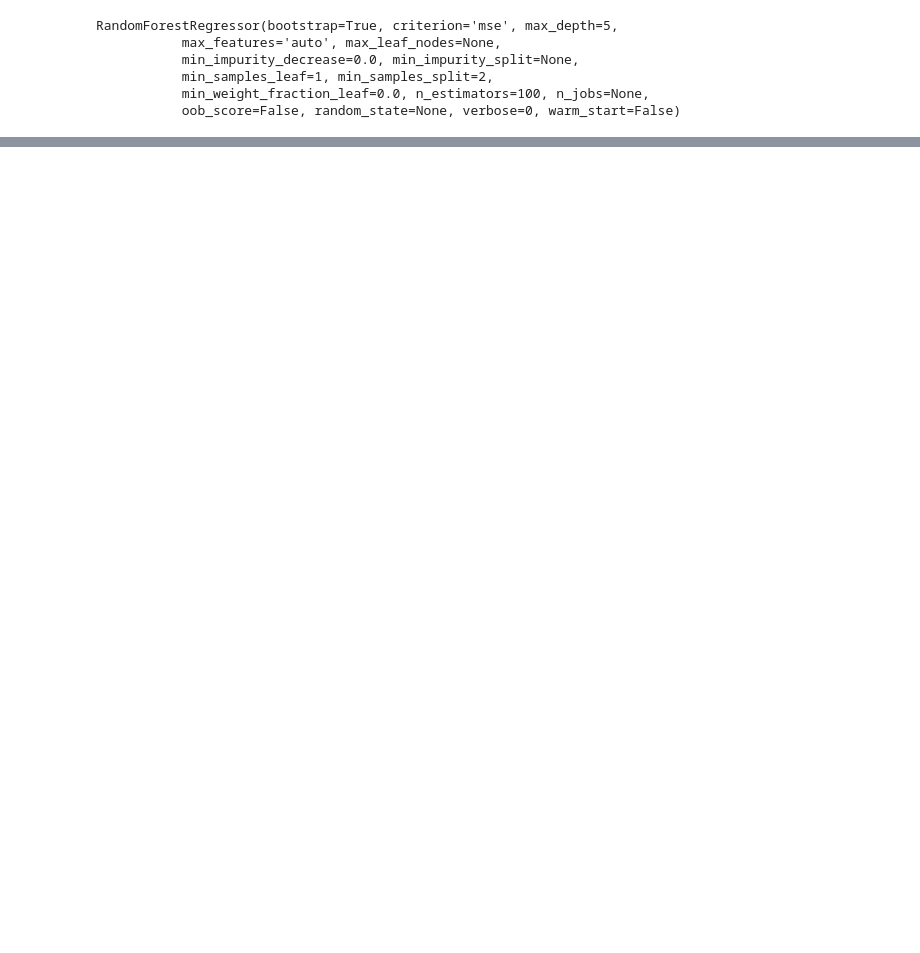
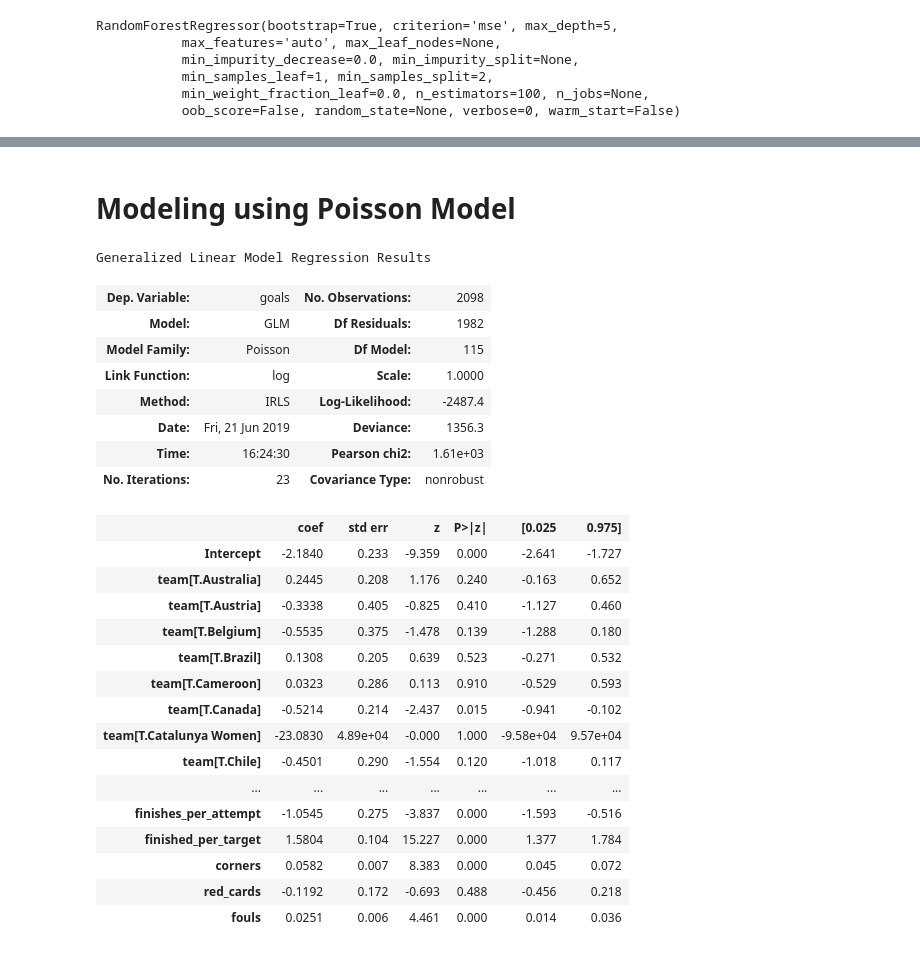
Before and after one commit to Jbrancazio/fwwc_predictor, a Jupyter notebook: FWWC_Predictor.ipynb, the cells around one changed output, grey strips where cells are left out. Cells and saved outputs as stored; diff of their text form; code cells hidden in the pictures; blank space fills up the shorter version.

```diff
--- a/FWWC_Predictor.ipynb
+++ b/FWWC_Predictor.ipynb
@@ -466,0 +531,37 @@ See the caveats in the documentation: http://pandas.pydata.org/pandas-docs/stabl
+# %% [markdown]
+# Modeling using Poisson Model
+# %%
+import statsmodels.api as sm
+import statsmodels.formula.api as smf
+
+poisson_model = smf.glm(formula="goals ~ team + opponent + home + possession + on_target_percent + \
+                        finishes_per_attempt + finished_per_target + corners + red_cards + fouls",
+                        data=data,
+                        family=sm.families.Poisson()).fit()
+poisson_model.summary()
+# %% [output]
+Generalized Linear Model Regression Results
+| Dep. Variable: | goals | No. Observations: | 2098 |
+| Model: | GLM | Df Residuals: | 1982 |
+| Model Family: | Poisson | Df Model: | 115 |
+| Link Function: | log | Scale: | 1.0000 |
+| Method: | IRLS | Log-Likelihood: | -2487.4 |
+| Date: | Fri, 21 Jun 2019 | Deviance: | 1356.3 |
+| Time: | 16:24:30 | Pearson chi2: | 1.61e+03 |
+| No. Iterations: | 23 | Covariance Type: | nonrobust |
+|  | coef | std err | z | P>|z| | [0.025 | 0.975] |
+| Intercept | -2.1840 | 0.233 | -9.359 | 0.000 | -2.641 | -1.727 |
+| team[T.Australia] | 0.2445 | 0.208 | 1.176 | 0.240 | -0.163 | 0.652 |
+| team[T.Austria] | -0.3338 | 0.405 | -0.825 | 0.410 | -1.127 | 0.460 |
+| team[T.Belgium] | -0.5535 | 0.375 | -1.478 | 0.139 | -1.288 | 0.180 |
+| team[T.Brazil] | 0.1308 | 0.205 | 0.639 | 0.523 | -0.271 | 0.532 |
+| team[T.Cameroon] | 0.0323 | 0.286 | 0.113 | 0.910 | -0.529 | 0.593 |
+| team[T.Canada] | -0.5214 | 0.214 | -2.437 | 0.015 | -0.941 | -0.102 |
+| team[T.Catalunya Women] | -23.0830 | 4.89e+04 | -0.000 | 1.000 | -9.58e+04 | 9.57e+04 |
+| team[T.Chile] | -0.4501 | 0.290 | -1.554 | 0.120 | -1.018 | 0.117 |
+| ... | ... | ... | ... | ... | ... | ... |
+| finishes_per_attempt | -1.0545 | 0.275 | -3.837 | 0.000 | -1.593 | -0.516 |
+| finished_per_target | 1.5804 | 0.104 | 15.227 | 0.000 | 1.377 | 1.784 |
+| corners | 0.0582 | 0.007 | 8.383 | 0.000 | 0.045 | 0.072 |
+| red_cards | -0.1192 | 0.172 | -0.693 | 0.488 | -0.456 | 0.218 |
+| fouls | 0.0251 | 0.006 | 4.461 | 0.000 | 0.014 | 0.036 |
```
Also changed, not shown: parts of 68 cells of this notebook, 20 other files.
